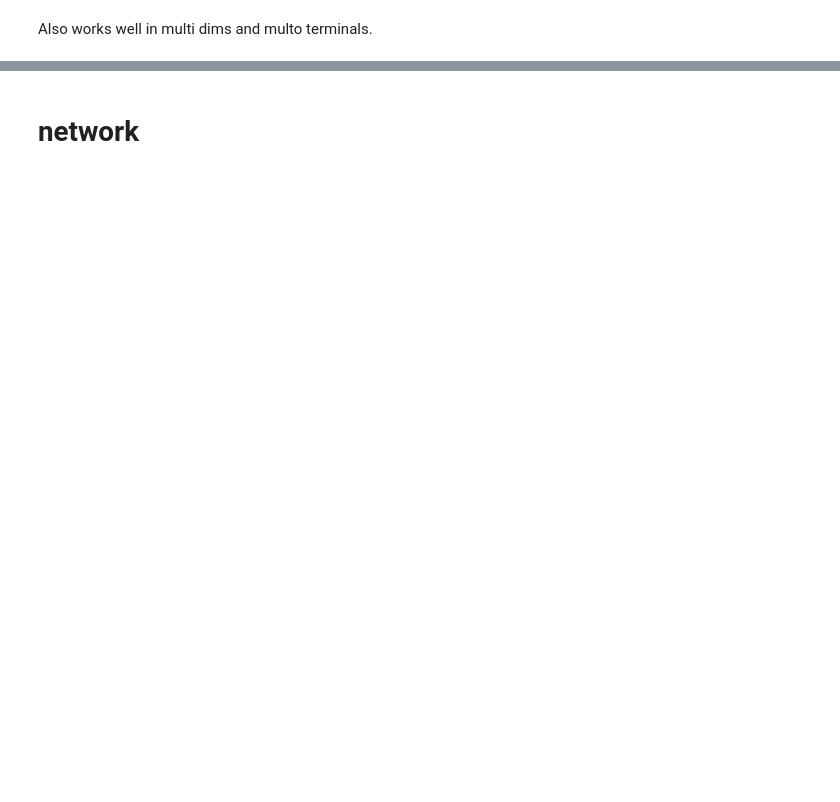
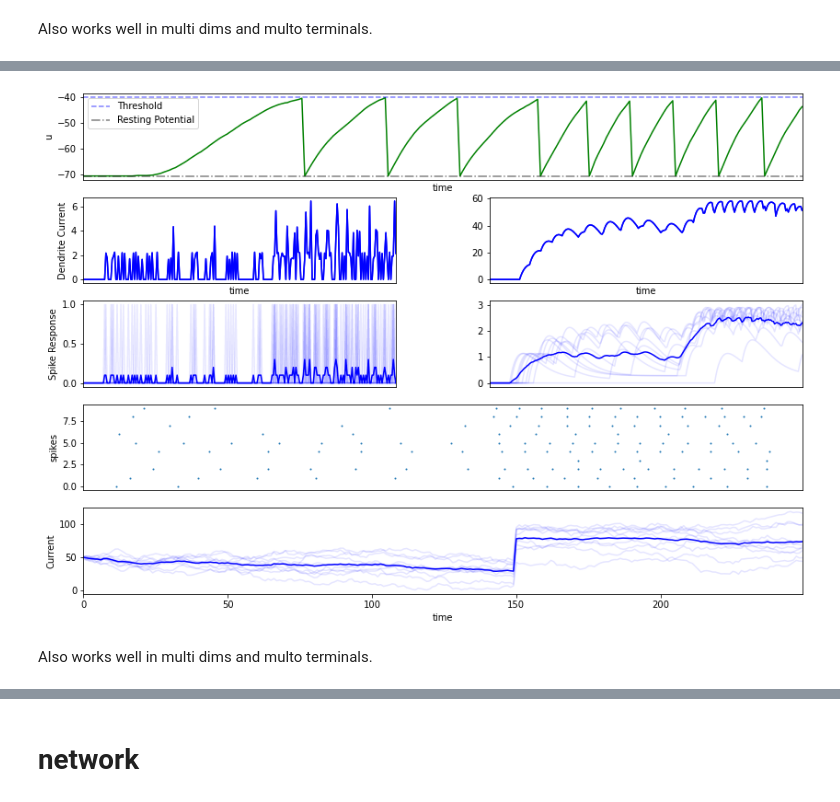
Before and after one commit to cnrl/Spiral, a Jupyter notebook: main.ipynb, the cells around one changed output, grey strips where cells are left out. Cells and saved outputs as stored; diff of their text form; code cells hidden in the pictures; blank space fills up the shorter version.

```diff
--- a/main.ipynb
+++ b/main.ipynb
@@ -142,0 +147,11 @@ Also works well in multi dims and multo terminals.
+# %%
+from cnsproject.utils import generate_function
+I = generate_function(250, shape=(10,),
+           shift={0: 50, 150: 50},
+           noise=.1,
+           population_noise=1)
+I = torch.abs(I)
+# %%
+from cnsproject.network.neural_populations import LIFPopulation
+n1 = LIFPopulation((10,), dt=1.)
+n2 = LIFPopulation((1,), dt=1.)
@@ -142,0 +191,14 @@ Also works well in multi dims and multo terminals.
+# %%
+from cnsproject.network.monitors import Monitor
+a1.reset()
+a2.reset()
+n1.reset()
+n2.reset()
+d1.reset()
+d2.reset()
+mn1 = Monitor(n1, ['s'], time=250)
+ma1 = Monitor(a1, ['e'])
+ma2 = Monitor(a2, ['e'])
+md1 = Monitor(d1, ['I'])
+md2 = Monitor(d2, ['I'])
+mn2 = Monitor(n2, ['u'])
@@ -142,0 +214,24 @@ Also works well in multi dims and multo terminals.
+# %%
+import matplotlib.pyplot as plt
+from cnsproject.plotting.plotter import Plotter
+
+plt.figure(figsize=(14,10))
+p = Plotter([
+    ['u','u'],
+    ['d1','d2'],
+    ['a1','a2'],
+    ['s','s'],
+    ['i','i'],
+], wspace=0.3)
+p.current_dynamic('i', I=I)
+p.population_activity_raster('s', x_vis=False, monitor=mn1)
+p.spike_response_function('a1', x_vis=False, monitor=ma1)
+p.spike_response_function('a2', x_vis=False, y_label='', monitor=ma2)
+p.current_dynamic('d1', x_vis=False, y_label="Dendrite Current", monitor=md1)
+p.current_dynamic('d2', x_vis=False, y_label='', monitor=md2)
+p.neuron_voltage('u', x_vis=False, monitor=mn2)
+p.show()
+# %% [output]
+[figure, added]
+# %% [markdown]
+Also works well in multi dims and multo terminals.
```
Also changed, not shown: parts of 74 cells of this notebook, 10 other files.
